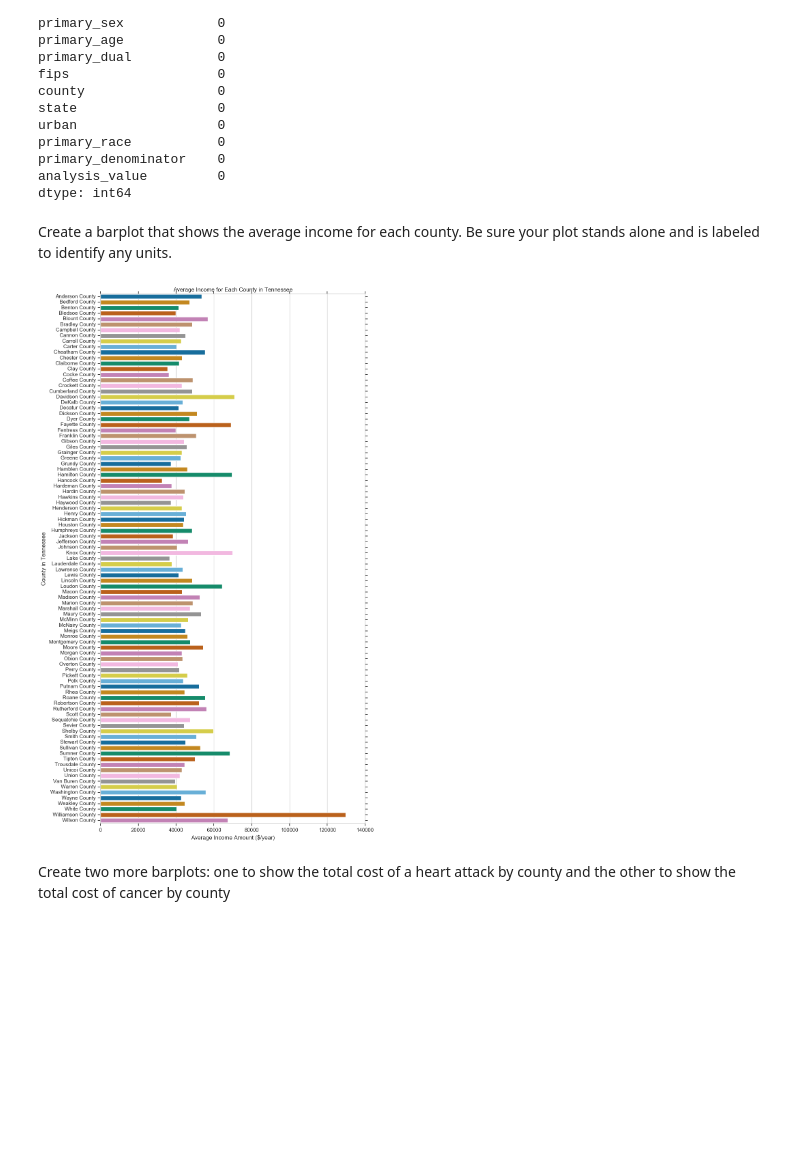
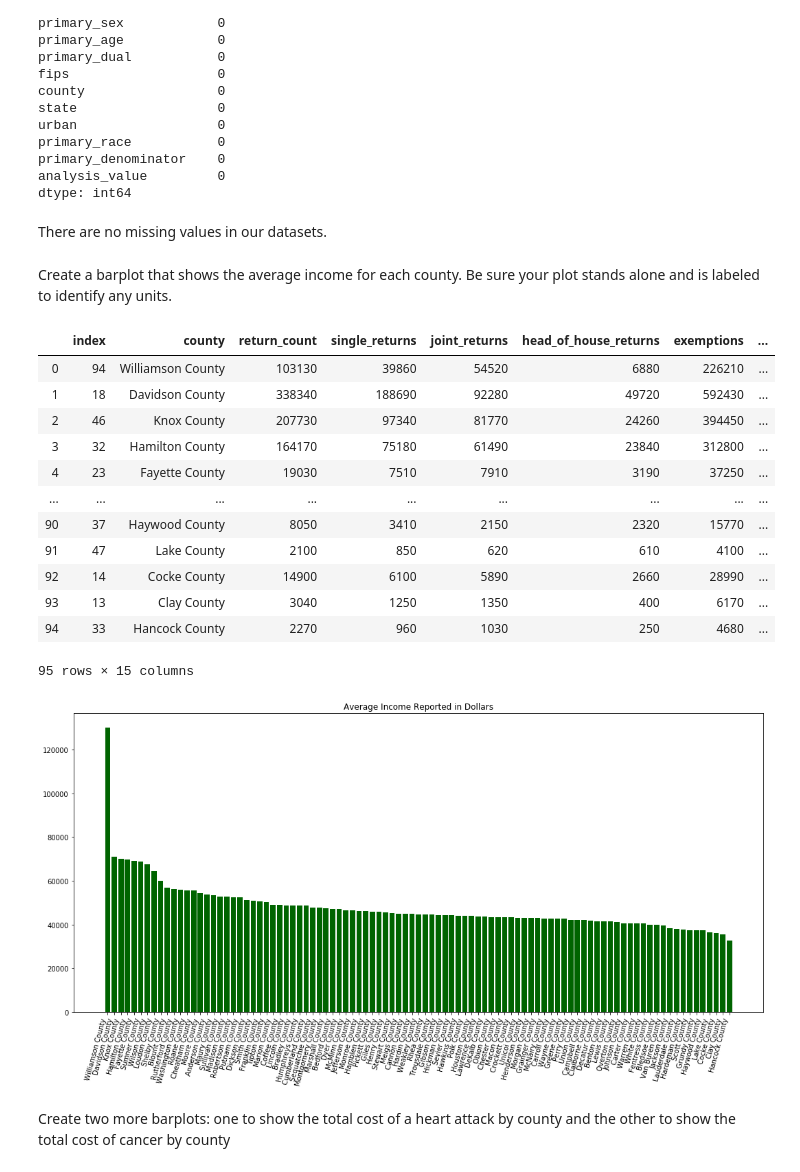
Before and after one commit to staufferalexander/vanderbilt-data-essentials-cohort-2, a Jupyter notebook: Class1_HCcosts_Sept4.19.ipynb, the cells around one changed output. Cells and saved outputs as stored; diff of their text form; code cells hidden in the pictures; blank space fills up the shorter version.

```diff
--- a/Class1_HCcosts_Sept4.19.ipynb
+++ b/Class1_HCcosts_Sept4.19.ipynb
@@ -346,9 +367,8 @@ avg_inc_list = []
     - divide `income` by `count`, round it to the nearest whole number, and `append` it to `avg_inc_list`.
 # %%
 avg_inc_list = []
-for index, row_values in income_county_agg.iterrows():
-    income=income_county_agg.loc[index,"total_inc_amt"]*1000
-    count=income_county_agg.loc[index,"return_count"]
-    avg_inc_list.append(round(income/count))
-#income_county_agg.assign(avg_income = avg_inc_list).reset_index()
-print(avg_inc_list)
+for row in income_county_agg.iterrows():
+    vals = row[1]
+    income = vals['total_inc_amt'] * 1000
+    count = vals['returns_with_total_inc']
+    avg_inc_list.append(round(income/count, 0))
@@ -362,0 +377,4 @@ At this point, go back and make notes based off of week3_review.ipynb
+# %%
+income_county_agg['avg_income'] = avg_inc_list
+income_county_agg = income_county_agg.sort_values('avg_income', ascending = False)
+income_county_agg.head()
@@ -431,18 +447,42 @@ primary_race           0
 primary_denominator    0
 analysis_value         0
 dtype: int64
+# %% [markdown]
+There are no missing values in our datasets.
 # %% [markdown]
 Create a barplot that shows the average income for each county. Be sure your plot stands alone and is labeled to identify any units.
 # %%
 income_county_agg1 = income_county_agg.drop([83]) #I'm dropping the Tennessee row from this df
+# %%
+#sorting first by what we want to plot (average income)
+income_county_agg1 = income_county_agg1.sort_values('avg_income', ascending = False).reset_index()
+income_county_agg1
+# %% [output]
+|  | index | county | return_count | single_returns | joint_returns | head_of_house_returns | exemptions | ... |
+| 0 | 94 | Williamson County | 103130 | 39860 | 54520 | 6880 | 226210 | ... |
+| 1 | 18 | Davidson County | 338340 | 188690 | 92280 | 49720 | 592430 | ... |
+| 2 | 46 | Knox County | 207730 | 97340 | 81770 | 24260 | 394450 | ... |
+| 3 | 32 | Hamilton County | 164170 | 75180 | 61490 | 23840 | 312800 | ... |
+| 4 | 23 | Fayette County | 19030 | 7510 | 7910 | 3190 | 37250 | ... |
+| ... | ... | ... | ... | ... | ... | ... | ... | ... |
+| 90 | 37 | Haywood County | 8050 | 3410 | 2150 | 2320 | 15770 | ... |
+| 91 | 47 | Lake County | 2100 | 850 | 620 | 610 | 4100 | ... |
+| 92 | 14 | Cocke County | 14900 | 6100 | 5890 | 2660 | 28990 | ... |
+| 93 | 13 | Clay County | 3040 | 1250 | 1350 | 400 | 6170 | ... |
+| 94 | 33 | Hancock County | 2270 | 960 | 1030 | 250 | 4680 | ... |
+95 rows × 15 columns
 # %%
-plt.figure(figsize = (10, 20))
-sns.set(style="whitegrid")
-sns.barplot('avg_income', 'county', data = income_county_agg1, palette = 'colorblind')
-plt.xlabel('Average Income Amount ($/year)')
-plt.ylabel('County in Tennessee')
-plt.title('Average Income for Each County in Tennessee');
+#plt.figure(figsize = (10, 20))
+#sns.set(style="whitegrid")
+#sns.barplot('avg_income', 'county', data = income_county_agg1, palette = 'colorblind')
+#plt.xlabel('Average Income Amount ($/year)')
+#plt.ylabel('County in Tennessee')
+#plt.title('Average Income for Each County in Tennessee');
+plt.figure(figsize = (18, 8))
+plt.bar(income_county_agg1.county, income_county_agg1.avg_income, color = 'darkgreen')
+plt.title('Average Income Reported in Dollars')
+plt.xticks(rotation = 75, ha = 'right');
 # %% [output]
-[figure, old version]
+[figure, new version]
 # %% [markdown]
 Create two more barplots: one to show the total cost of a heart attack by county and the other to show the total cost of cancer by county
```
Also changed, not shown: parts of 130 cells of this notebook.
